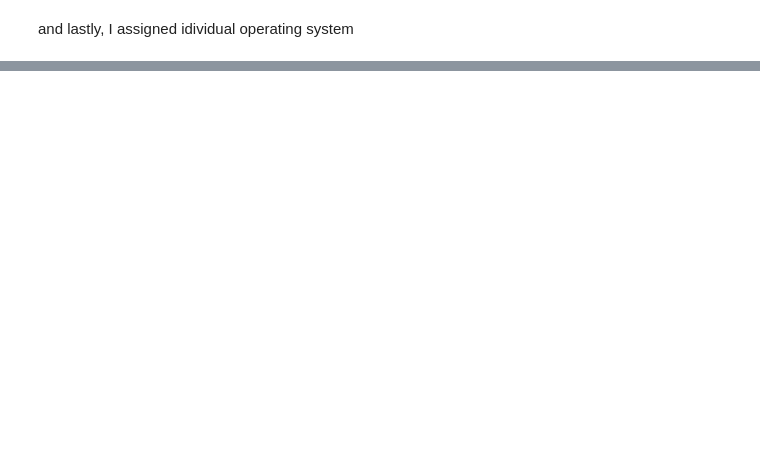
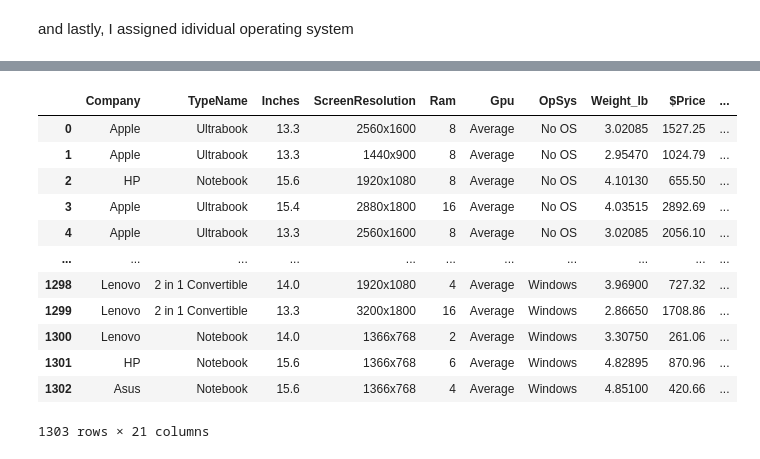
Before and after one commit to PassionateDataScientist/Laptop_price_capstone2, a Jupyter notebook: Laptop Price Data Wrangling.ipynb, the cells around one changed output, grey strips where cells are left out. Saved outputs shown, nothing was run; the diff lists cells and outputs as text; code cells hidden in the pictures; blank space fills up the shorter version.

```diff
--- a/Laptop Price Data Wrangling.ipynb
+++ b/Laptop Price Data Wrangling.ipynb
@@ -646 +750,18 @@ and lastly, I assigned idividual operating system
+# %%
+laptop_data.drop(['Product'], axis=1, inplace=True)
+laptop_data
+# %% [output]
+|  | Company | TypeName | Inches | ScreenResolution | Ram | Gpu | OpSys | Weight_lb | $Price | ... |
+| 0 | Apple | Ultrabook | 13.3 | 2560x1600 | 8 | Average | No OS | 3.02085 | 1527.25 | ... |
+| 1 | Apple | Ultrabook | 13.3 | 1440x900 | 8 | Average | No OS | 2.95470 | 1024.79 | ... |
+| 2 | HP | Notebook | 15.6 | 1920x1080 | 8 | Average | No OS | 4.10130 | 655.50 | ... |
+| 3 | Apple | Ultrabook | 15.4 | 2880x1800 | 16 | Average | No OS | 4.03515 | 2892.69 | ... |
+| 4 | Apple | Ultrabook | 13.3 | 2560x1600 | 8 | Average | No OS | 3.02085 | 2056.10 | ... |
+| ... | ... | ... | ... | ... | ... | ... | ... | ... | ... | ... |
+| 1298 | Lenovo | 2 in 1 Convertible | 14.0 | 1920x1080 | 4 | Average | Windows | 3.96900 | 727.32 | ... |
+| 1299 | Lenovo | 2 in 1 Convertible | 13.3 | 3200x1800 | 16 | Average | Windows | 2.86650 | 1708.86 | ... |
+| 1300 | Lenovo | Notebook | 14.0 | 1366x768 | 2 | Average | Windows | 3.30750 | 261.06 | ... |
+| 1301 | HP | Notebook | 15.6 | 1366x768 | 6 | Average | Windows | 4.82895 | 870.96 | ... |
+| 1302 | Asus | Notebook | 15.6 | 1366x768 | 4 | Average | Windows | 4.85100 | 420.66 | ... |
+1303 rows × 21 columns
 # %%
```
Also changed, not shown: parts of 15 cells of this notebook, 1 other file.
